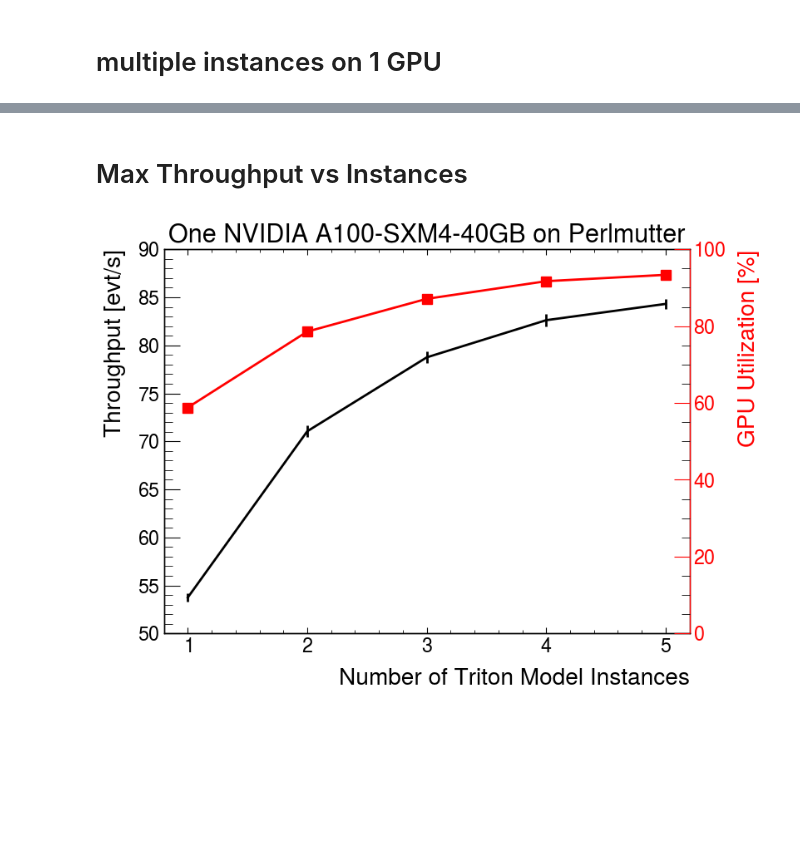
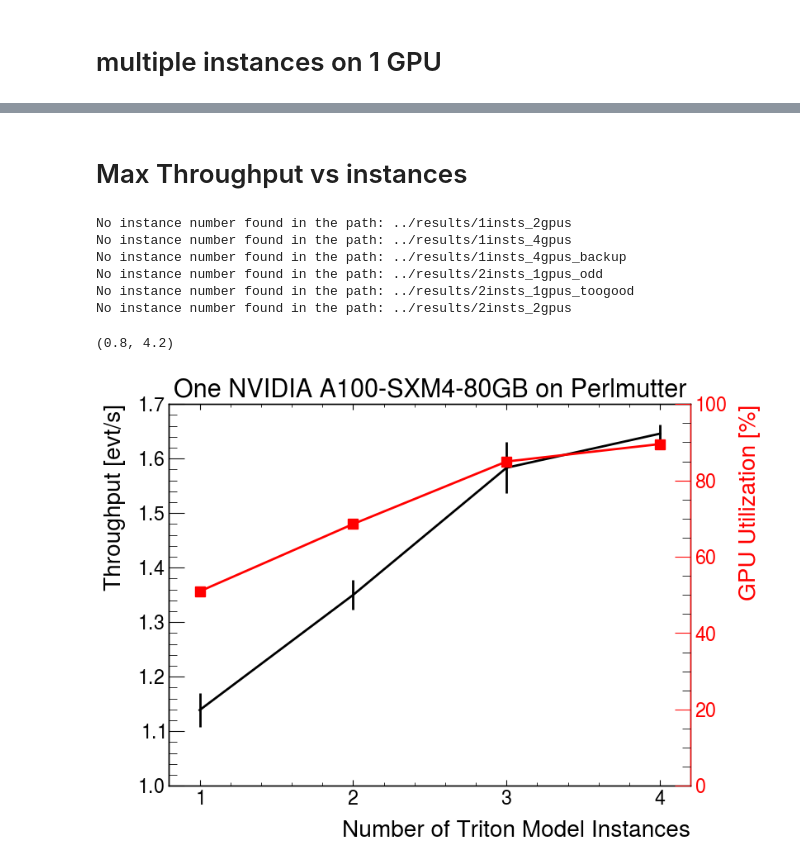
Before and after one commit to hrzhao76/acts-aas, a Jupyter notebook: Evaluation/plotting/plot_1GPU.ipynb, the cells around one changed output, grey strips where cells are left out. Drawn from its saved outputs; the diff is of its cells as text; code cells hidden in the pictures; blank space fills up the shorter version.

```diff
--- a/Evaluation/plotting/plot_1GPU.ipynb
+++ b/Evaluation/plotting/plot_1GPU.ipynb
@@ -65,9 +64,0 @@ ax.legend()
-# %%
-custom_backend_results_path = "/pscratch/sd/h/hrzhao/Projects/exatrkx-service/evaluate/slurm/good-1gpu-slurm-16730083/1insts_1gpus/perf_analyzer_16730083_1insts_1gpus_sync.csv"
-ensemble_backend_results_path = "/pscratch/sd/h/hrzhao/Projects/exatrkx-service/evaluate_ensemble/slurm/good-1gpu-slurm-16748159/ensemble_1insts_1gpus/perf_analyzer_16748159_1insts_1gpus_sync.csv"
-var_name = "Inferences/Second"
-
-direct_inference_results = {
-    "Concurrency": [1, 2, 4, 8, 10, 16],
-    var_name: [44, 57, 63, 65, 64, 64]
-}
@@ -102,2 +65,2 @@ fig.savefig("throughput_vs_concurrency_1inst_1gpu.png", dpi=600, bbox_inches="ti
 # %% [markdown]
-# Max Throughput vs Instances
+# Max Throughput vs instances
@@ -119,4 +67,17 @@ def extract_number_GPUutilization(s):
 # %%
+custom_backend_results_path = "../results/"
+custom_backend_results_path = check_inputpath(custom_backend_results_path)
+
+pattern = r'(\d+)insts_1gpus$'
+sync_mode = "sync"
+n_instance_threshold = 6
+
+def extract_number_GPUutilization(s):
+    match = re.search(r'(\d+\.\d+)', s)
+    if match:
+        return float(match.group(1))
+    return None
+
 def exatract_perf_vs_instances(backend_results_path):
     backend_results = {
         "n_instances": [],
@@ -132,7 +93,9 @@ def exatract_perf_vs_instances(backend_results_path):
         if match:
             n_instance = int(match.group(1))
         else:
-            raise ValueError("No instance number found in the path.")
+            # raise ValueError("No instance number found in the path.")
+            print(f"No instance number found in the path: {instance_result_path}")
+            continue
 
         backend_results["n_instances"].append(n_instance)
         csv_file_pattern = f"*_{sync_mode}.csv"
@@ -145,41 +108,49 @@ def exatract_perf_vs_instances(backend_results_path):
         backend_results["Throughput_std"].append(pd_saturated[var_name].std())
 
         # gpu_util = pd_saturated['Avg GPU Utilization'].apply(extract_number_GPUutilization).mean()
-        gpu_util = pd_saturated['Avg GPU Utilization'].mean()
+        gpu_util = pd_saturated['Avg GPU Utilization'].mean()[-1]
         backend_results["GPU Utilization"].append(gpu_util)
 
     return backend_results
 # %%
 custom_backend_results = exatract_perf_vs_instances(custom_backend_results_path)
+# %% [output]
+No instance number found in the path: ../results/1insts_2gpus
+No instance number found in the path: ../results/1insts_4gpus
+No instance number found in the path: ../results/1insts_4gpus_backup
+No instance number found in the path: ../results/2insts_1gpus_odd
+No instance number found in the path: ../results/2insts_1gpus_toogood
+No instance number found in the path: ../results/2insts_2gpus
 # %%
 fig, ax = plt.subplots(figsize=(8, 6))
 
 ax.set_xticks(custom_backend_results["n_instances"])
 ax.errorbar(custom_backend_results["n_instances"],
             custom_backend_results["Throughput_mean"],
             yerr=custom_backend_results["Throughput_std"],
             label="Custom Backend", color="black")
 
 # twin object for two different y-axis on the sample plot
 ax2_color = "red"
 ax2=ax.twinx()
 ax2.plot(custom_backend_results["n_instances"],
          np.array(custom_backend_results["GPU Utilization"]) * 100,
          label="GPU Utilization", color="red", marker="s")
 
 ax2.tick_params(axis='y', colors=ax2_color)
 ax2.spines['right'].set_color(ax2_color)
 
 ax.set_xlabel("Number of Triton Model Instances")
 ax.set_ylabel("Throughput [evt/s]")
-ax.set_title("One NVIDIA A100-SXM4-40GB on Perlmutter", fontsize=22)
+ax.set_title("One NVIDIA A100-SXM4-80GB on Perlmutter", fontsize=22)
 
 ax2.set_ylim(0,100)
 ax2.set_ylabel("GPU Utilization [%]", color=ax2_color)
 
-ax.set_xlim(0.8, 5.2)
+ax.set_xlim(0.8, 4.2)
 
-fig.savefig("avg_throughput_vs_instances_1gpu.pdf", dpi=600, bbox_inches="tight")
-fig.savefig("avg_throughput_vs_instances_1gpu.png", dpi=600, bbox_inches="tight")
+# fig.savefig("avg_throughput_vs_instances_1gpu.pdf", dpi=600, bbox_inches="tight")
+# fig.savefig("avg_throughput_vs_instances_1gpu.png", dpi=600, bbox_inches="tight")
 # %% [output]
+(0.8, 4.2)
-[figure, old version]
+[figure, new version]
```
Also changed, not shown: parts of 4 cells of this notebook, 3 other files.
